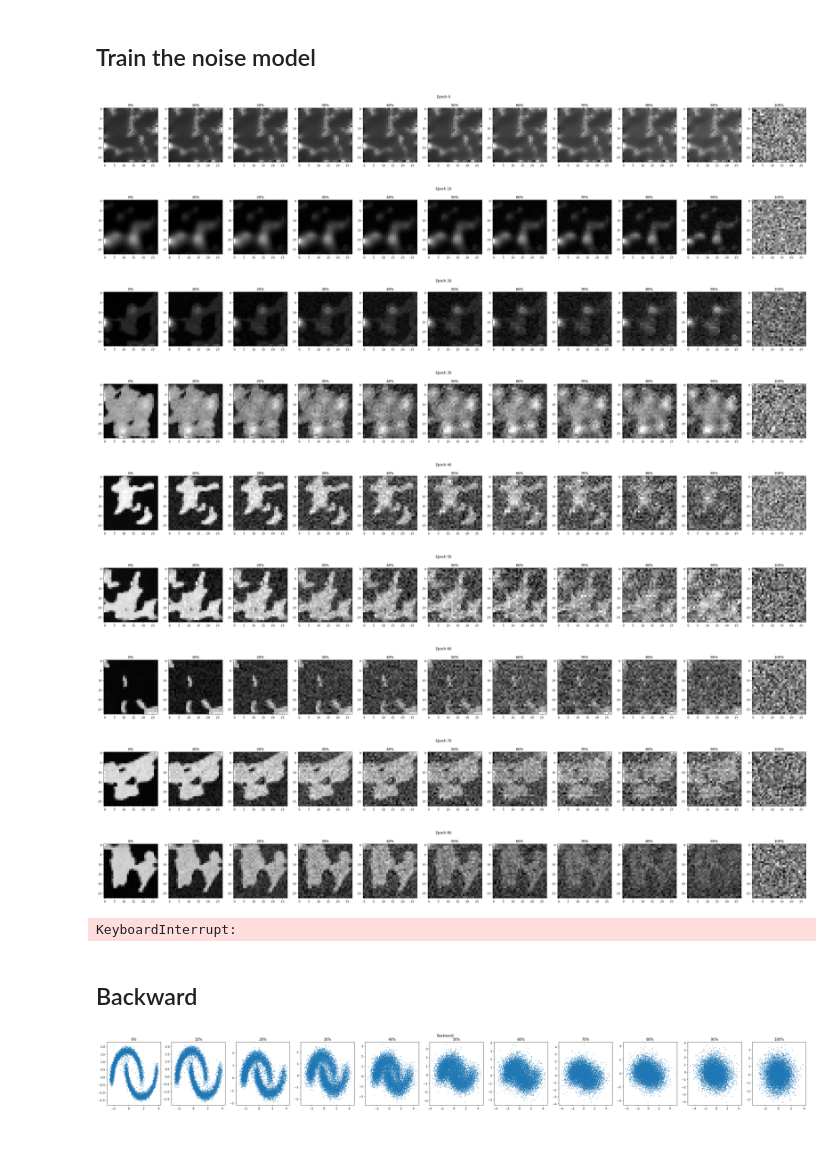
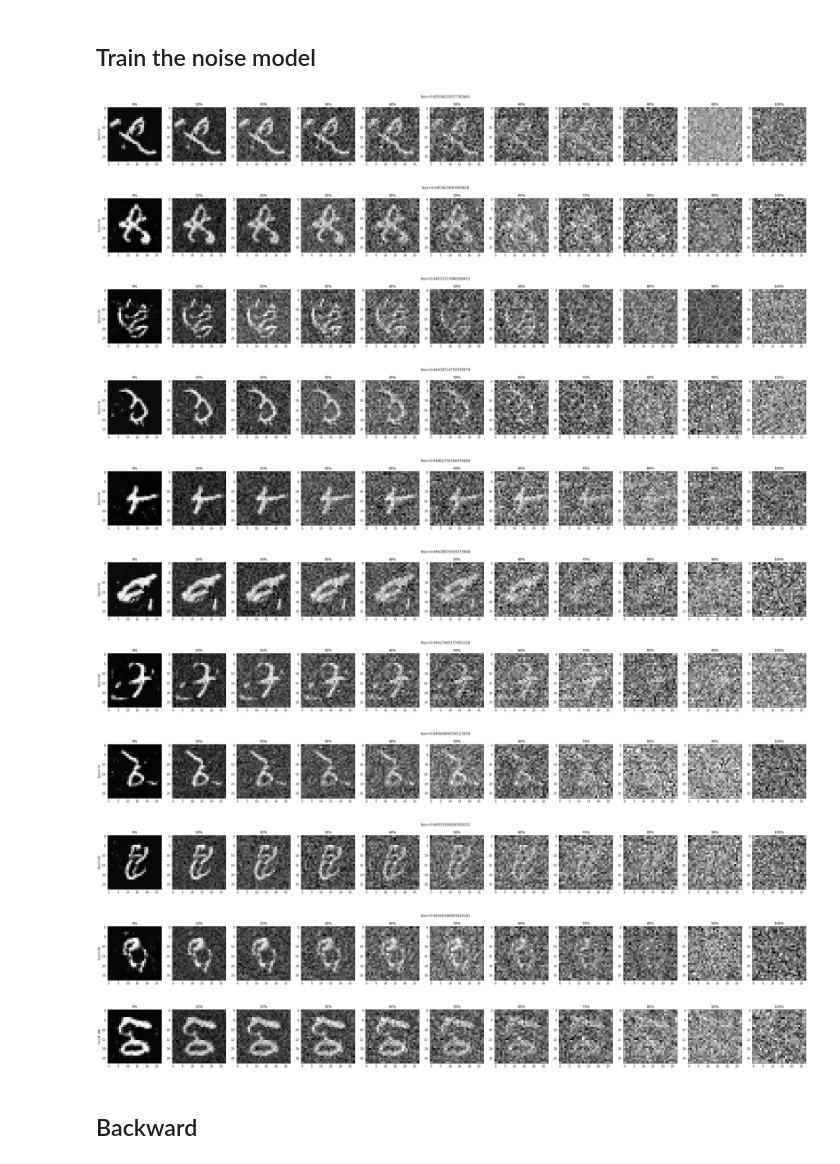
Before and after one commit to lucasmrdt/diffusion-model, a Jupyter notebook: notebooks/model_on_mnist.ipynb, the cells around one changed output. Cells and saved outputs as stored; diff of their text form; code cells hidden in the pictures.

```diff
--- a/notebooks/model_on_mnist.ipynb
+++ b/notebooks/model_on_mnist.ipynb
@@ -28,11 +28,10 @@ matplotlib.rcParams['figure.figsize'] = (FIG_SIZE, FIG_SIZE)
 # %% [markdown]
 # Datasets
 # %%
-N_SAMPLES = 1000
-
-dataset = get_mnist_dataset(N_SAMPLES)
+dataset = get_mnist_dataset()
 dim = tuple(dataset[0].shape)
 
 plt.imshow(dataset[0].cpu(), cmap='gray')
 plt.colorbar();
+print(f'Dataset shape: {dataset.shape}')
 # %% [output]
@@ -48,13 +52,13 @@ def plot_evolutions(xs_t, y_title=None, title=None):
         axes[0].set_ylabel(y_title)
     for i, ax in enumerate(axes):
         progress = i / (len(xs_t)-1)
-        ax.imshow(xs_t[i], cmap='gray')
+        ax.imshow(xs_t[i].cpu(), cmap='gray')
         ax.set_title(f"{progress*100:.0f}%")
     plt.show()
 # %% [markdown]
 # Diffusion model
 # %%
-T = 100
+T = 10
 
 scheduler = Scheduler(input_dim=dim, nb_steps=T)
 forward_module = ForwardModule(scheduler=scheduler)
@@ -78,32 +83,30 @@ for x in xs:
 # %% [markdown]
 ## Train the noise model
 # %%
-BATCH_SIZE = 32
+BATCH_SIZE = 1024
 NB_EPOCHS = 100
 
-def display_evolutions(epoch, *_):
+def display_evolutions(epoch, losses=[]):
+    if losses:
+        loss = sum(losses) / len(losses)
     xs_t = backward_module.loop_backward(n_sample=1, nb_displayed_steps=NB_DISPLAYED)
     x_t = rearrange(xs_t, "t 1 h w -> t h w")
-    plot_evolutions(x_t, title=f"Epoch {epoch}")
+    plot_evolutions(x_t, title=f"loss={loss}" if losses else None, y_title=f"Epoch {epoch}")
 
 dataloader = DataLoader(dataset, batch_size=BATCH_SIZE, shuffle=True)
 noise_model.fit(dataloader, nb_epochs=NB_EPOCHS, logger=display_evolutions)
 display_evolutions(NB_EPOCHS)
 # %% [output]
-[figure, old version]
+[figure, new version]
-[figure, old version]
+[figure, new version]
-[figure, old version]
+[figure, new version]
-[figure, old version]
+[figure, new version]
-[figure, old version]
+[figure, new version]
-[figure, old version]
+[figure, new version]
-[figure, old version]
+[figure, new version]
-[figure, old version]
+[figure, new version]
-[figure, old version]
+[figure, new version]
-KeyboardInterrupt:
+[figure, added]
+[figure, added]
 # %% [markdown]
 ## Backward
-# %%
-xs_t = backward_module.loop_backward(n_sample=N_SAMPLES, nb_displayed_steps=NB_DISPLAYED)
-plot_evolutions(xs_t, title="Backward")
-# %% [output]
-[figure, removed]
```
Also changed, not shown: parts of 4 cells of this notebook, 1 other file.
